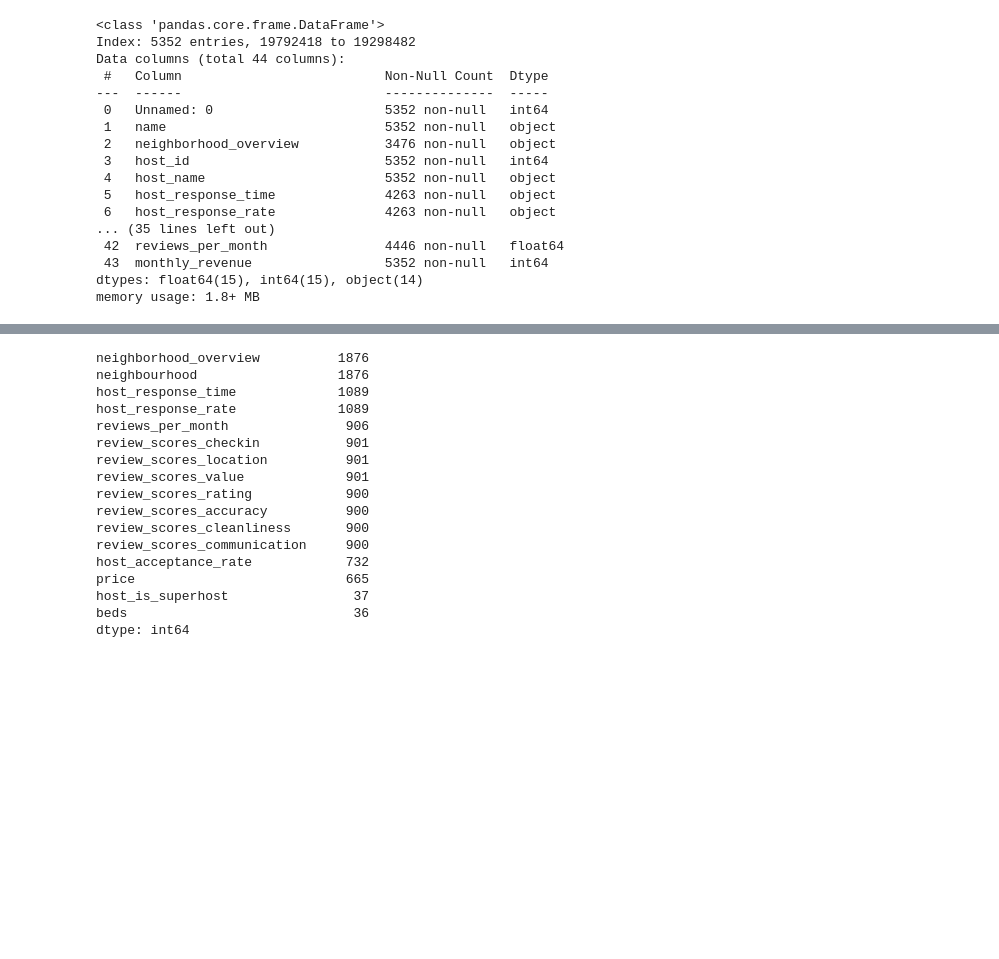
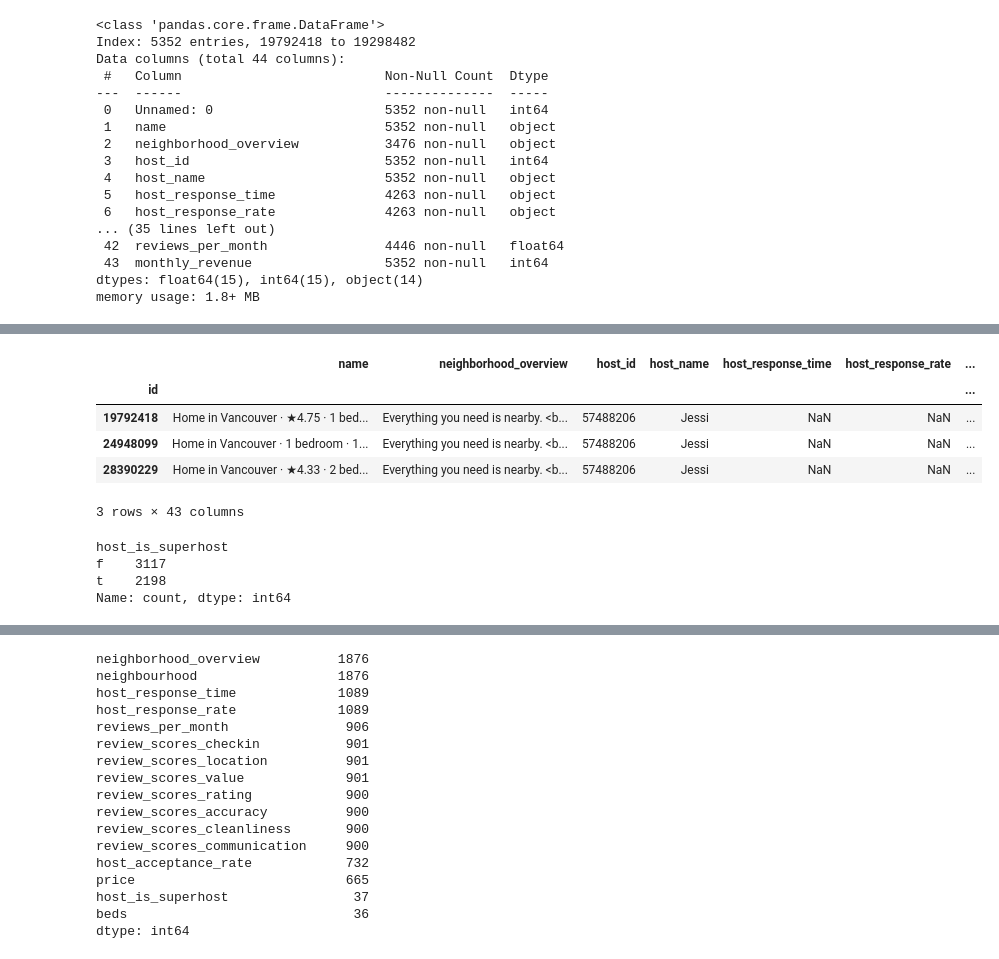
Before and after one commit to shashankhs11/ubc-wids-nov2024, a Jupyter notebook: notebooks/eda.ipynb, the cells around one changed output, grey strips where cells are left out. Drawn from its saved outputs; the diff is of its cells as text; code cells hidden in the pictures; blank space fills up the shorter version.

```diff
--- a/notebooks/eda.ipynb
+++ b/notebooks/eda.ipynb
@@ -7,6 +14,7 @@ from nltk.corpus import stopwords
 # %%
 train_df = pd.read_csv('../input/train.csv')
 test_df = pd.read_csv('../input/test.csv')
+train_df.drop('Unnamed: 0', axis=1, inplace=True)
 train_df.set_index('id', inplace=True)
 train_df.head()
 # %% [output]
@@ -40,0 +123,17 @@ memory usage: 1.8+ MB
+# %%
+train_df[train_df['host_id'] == 57488206]
+# %% [output]
+|  | name | neighborhood_overview | host_id | host_name | host_response_time | host_response_rate | ... |
+| id |  |  |  |  |  |  | ... |
+| 19792418 | Home in Vancouver · ★4.75 · 1 bed... | Everything you need is nearby. <b... | 57488206 | Jessi | NaN | NaN | ... |
+| 24948099 | Home in Vancouver · 1 bedroom · 1... | Everything you need is nearby. <b... | 57488206 | Jessi | NaN | NaN | ... |
+| 28390229 | Home in Vancouver · ★4.33 · 2 bed... | Everything you need is nearby. <b... | 57488206 | Jessi | NaN | NaN | ... |
+3 rows × 43 columns
+# %%
+# train_df[train_df['host_is_superhost'] == 30].iloc[0]
+train_df['host_is_superhost'].value_counts()
+# %% [output]
+host_is_superhost
+f    3117
+t    2198
+Name: count, dtype: int64
```
Also changed, not shown: parts of 20 cells of this notebook, 17 other files.
